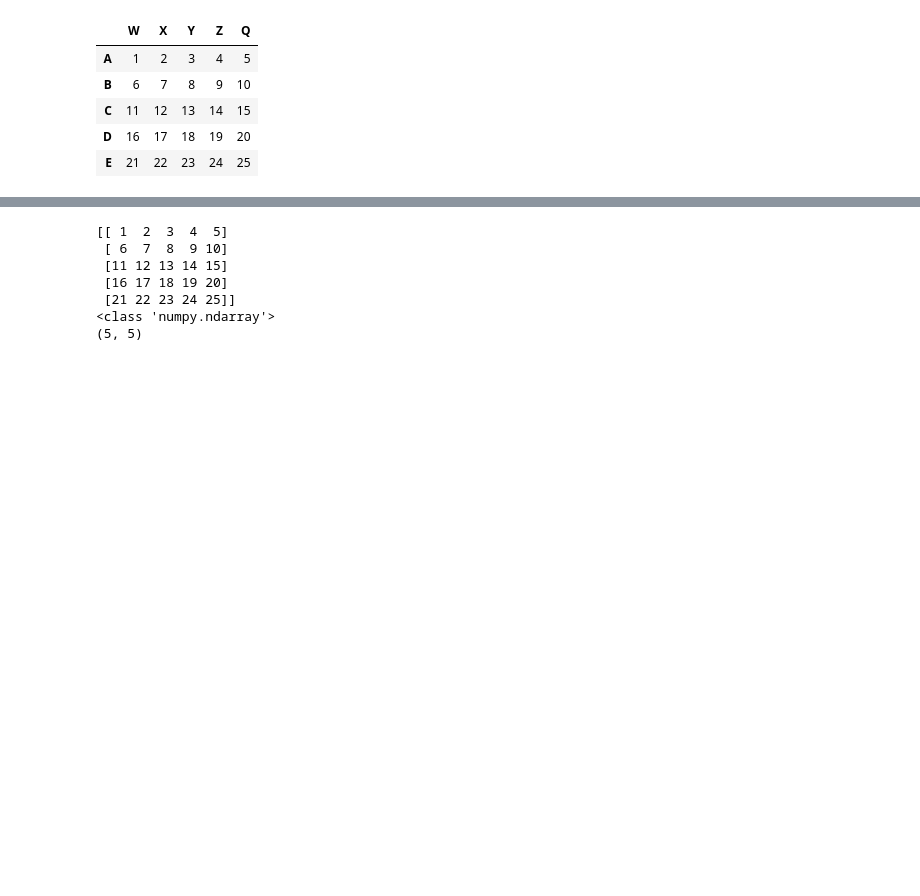
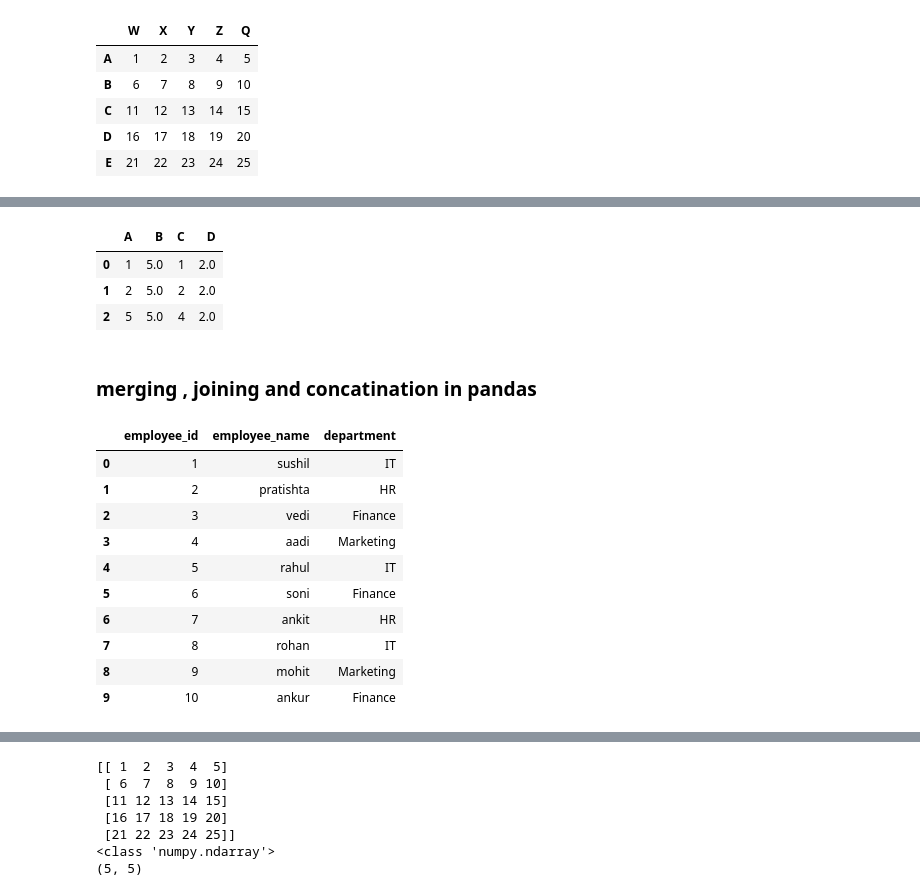
Before and after one commit to codERSunny812/python-learning, a Jupyter notebook: pyLibraries/pandas_basic.ipynb, the cells around one changed output, grey strips where cells are left out. Saved outputs shown, nothing was run; the diff lists cells and outputs as text; code cells hidden in the pictures; blank space fills up the shorter version.

```diff
--- a/pyLibraries/pandas_basic.ipynb
+++ b/pyLibraries/pandas_basic.ipynb
@@ -95,0 +355,9 @@ C  11  12
+# %%
+df
+# %% [output]
+|  | A | B | C | D |
+| 0 | 1 | 5.0 | 1 | 2.0 |
+| 1 | 2 | 5.0 | 2 | 2.0 |
+| 2 | 5 | 5.0 | 4 | 2.0 |
+# %% [markdown]
+### merging , joining and concatination in pandas
@@ -95,0 +367,22 @@ C  11  12
+# %%
+data_1 = {
+    "employee_id":[1,2,3,4,5,6,7,8,9,10],
+    "employee_name":["sushil","pratishta","vedi","aadi","rahul","soni","ankit","rohan","mohit","ankur"],
+    "department":["IT","HR","Finance","Marketing","IT","Finance","HR","IT","Marketing","Finance"],
+}
+
+df1= pd.DataFrame(data_1)
+
+df1
+# %% [output]
+|  | employee_id | employee_name | department |
+| 0 | 1 | sushil | IT |
+| 1 | 2 | pratishta | HR |
+| 2 | 3 | vedi | Finance |
+| 3 | 4 | aadi | Marketing |
+| 4 | 5 | rahul | IT |
+| 5 | 6 | soni | Finance |
+| 6 | 7 | ankit | HR |
+| 7 | 8 | rohan | IT |
+| 8 | 9 | mohit | Marketing |
+| 9 | 10 | ankur | Finance |
```
Also changed, not shown: parts of 52 cells of this notebook, 2 other files.
